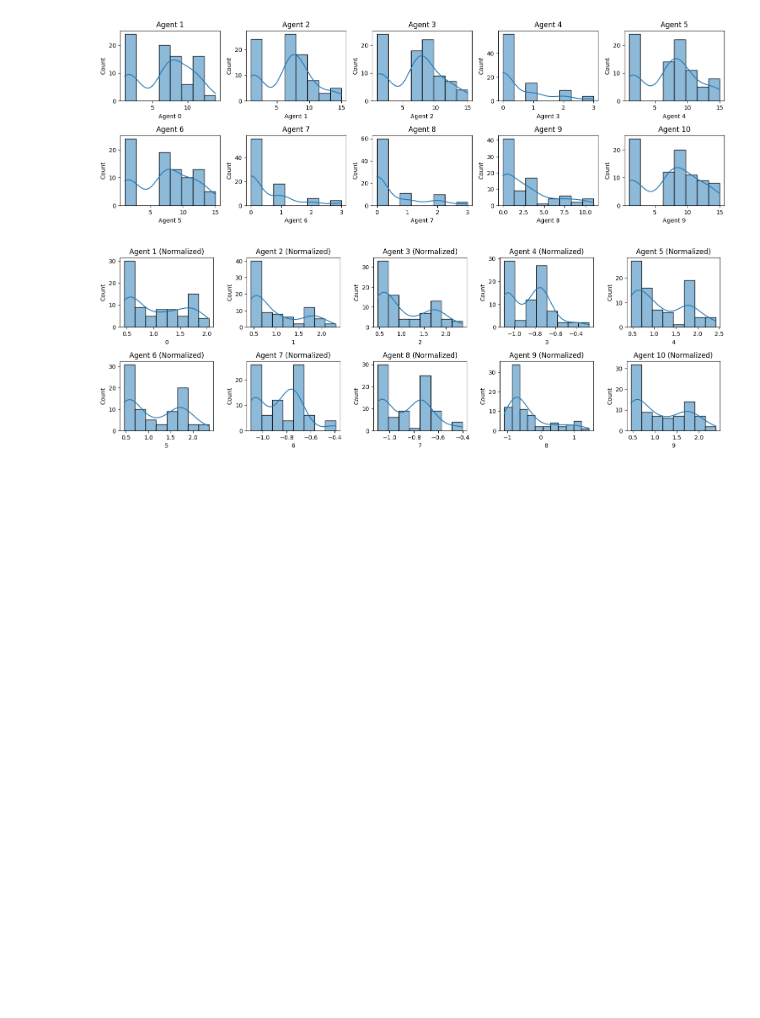
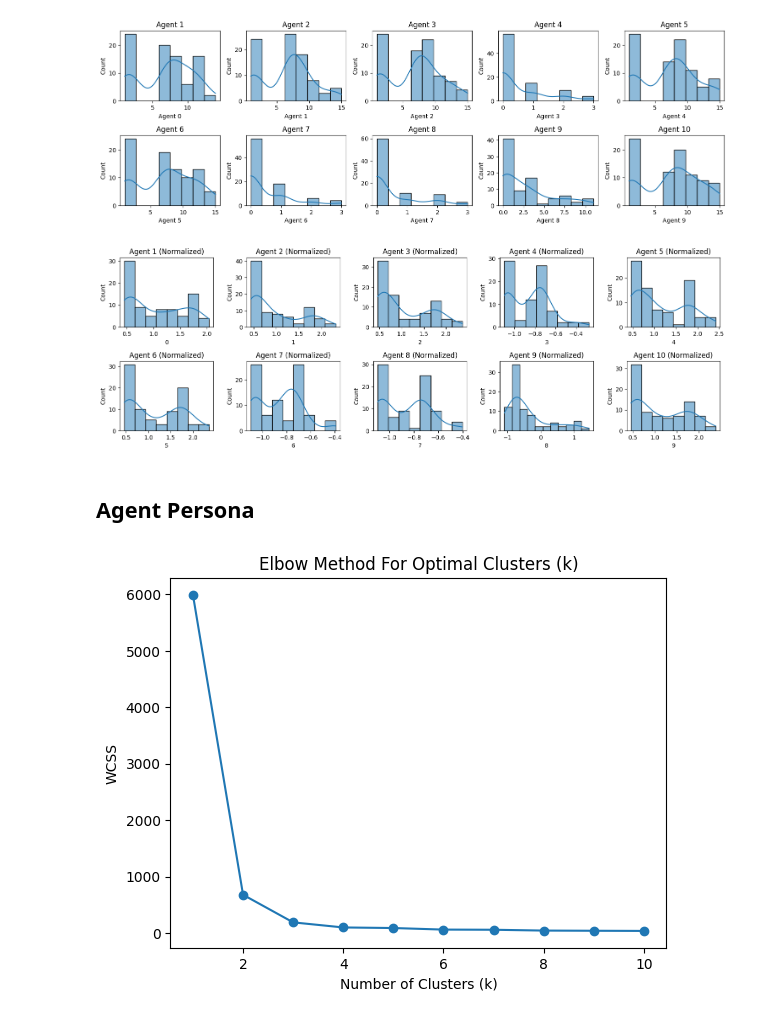
Before and after one commit to ken-warren/IncentiveStructure, a Jupyter notebook: IncentivesStructure.ipynb, the cells around one changed output. Saved outputs shown, nothing was run; the diff lists cells and outputs as text; code cells hidden in the pictures; blank space fills up the shorter version.

```diff
--- a/IncentivesStructure.ipynb
+++ b/IncentivesStructure.ipynb
@@ -216,3 +195,28 @@ plt.tight_layout()
 plt.show()
 # %% [output]
 [figure]
+# %% [markdown]
+## Agent Persona
+# %%
+# Clustering the dataset
+
+# Standardize the data
+scaler = StandardScaler()
+ScaledAgentStats = scaler.fit_transform(AgentStats)
+
+# Using the 'Elbow' method to determine the optimal no. of clusters
+wcss = []  # list to store the within cluster sum of squares values
+
+for i in range(1,11):
+    kmeans = KMeans(n_clusters=i, random_state=42)
+    kmeans.fit(ScaledAgentStats)
+    wcss.append(kmeans.inertia_)
+
+# Plot the 'Elbow' graph
+plt.plot(range(1,11), wcss, marker = 'o')
+plt.title('Elbow Method For Optimal Clusters (k)')
+plt.xlabel('Number of Clusters (k)')
+plt.ylabel('WCSS')
+plt.show()
+# %% [output]
+[figure, added]
```
Also changed, not shown: parts of 10 cells of this notebook.
